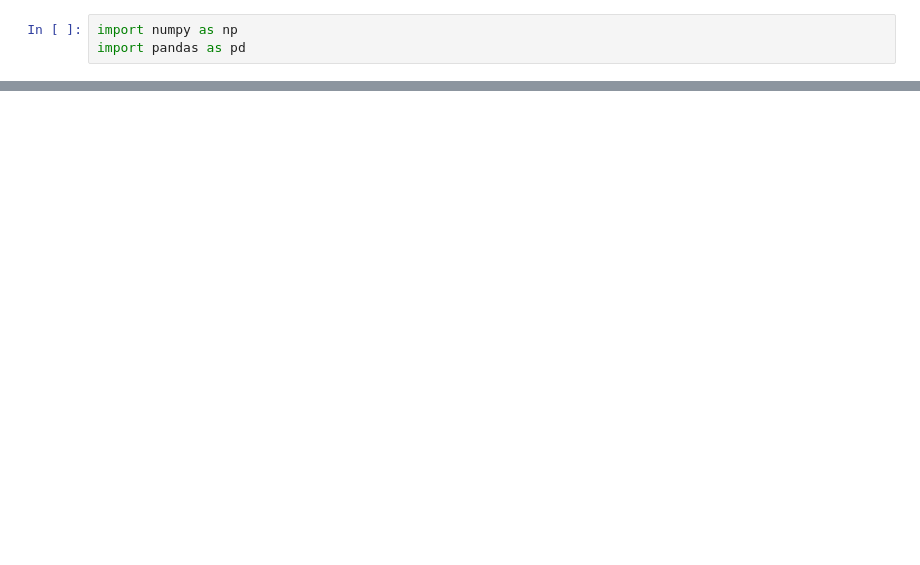
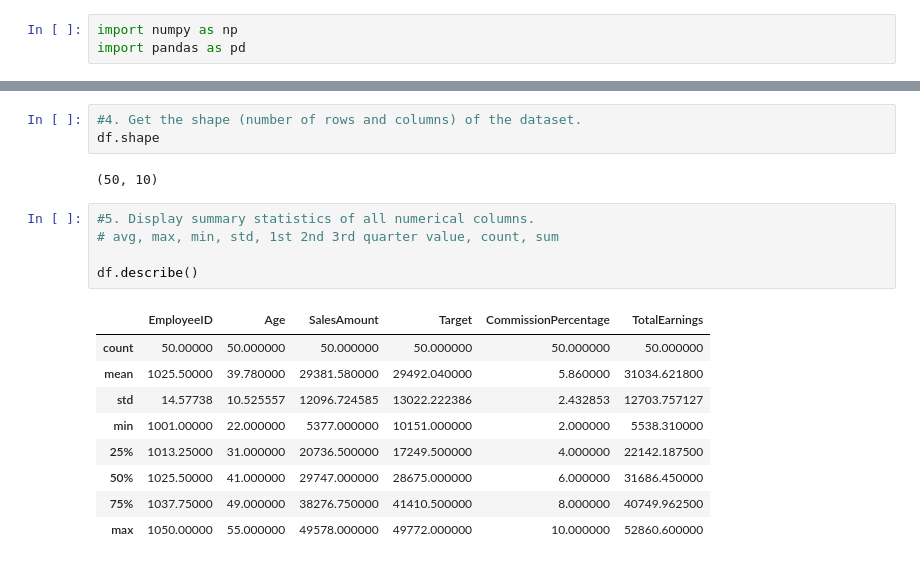
Before and after one commit to vaishnaviPatil1111/Python, a Jupyter notebook: Python_Pandas.ipynb, the cells around one changed output, grey strips where cells are left out. Saved outputs shown, nothing was run; the diff lists cells and outputs as text; blank space fills up the shorter version.

```diff
--- a/Python_Pandas.ipynb
+++ b/Python_Pandas.ipynb
@@ -26,0 +64,20 @@ df
+# %%
+#4.	Get the shape (number of rows and columns) of the dataset.
+df.shape
+# %% [output]
+(50, 10)
+# %%
+#5.	Display summary statistics of all numerical columns.
+# avg, max, min, std, 1st 2nd 3rd quarter value, count, sum
+
+df.describe()
+# %% [output]
+|  | EmployeeID | Age | SalesAmount | Target | CommissionPercentage | TotalEarnings |
+| count | 50.00000 | 50.000000 | 50.000000 | 50.000000 | 50.000000 | 50.000000 |
+| mean | 1025.50000 | 39.780000 | 29381.580000 | 29492.040000 | 5.860000 | 31034.621800 |
+| std | 14.57738 | 10.525557 | 12096.724585 | 13022.222386 | 2.432853 | 12703.757127 |
+| min | 1001.00000 | 22.000000 | 5377.000000 | 10151.000000 | 2.000000 | 5538.310000 |
+| 25% | 1013.25000 | 31.000000 | 20736.500000 | 17249.500000 | 4.000000 | 22142.187500 |
+| 50% | 1025.50000 | 41.000000 | 29747.000000 | 28675.000000 | 6.000000 | 31686.450000 |
+| 75% | 1037.75000 | 49.000000 | 38276.750000 | 41410.500000 | 8.000000 | 40749.962500 |
+| max | 1050.00000 | 55.000000 | 49578.000000 | 49772.000000 | 10.000000 | 52860.600000 |
```
Also changed, not shown: parts of 11 cells of this notebook.
